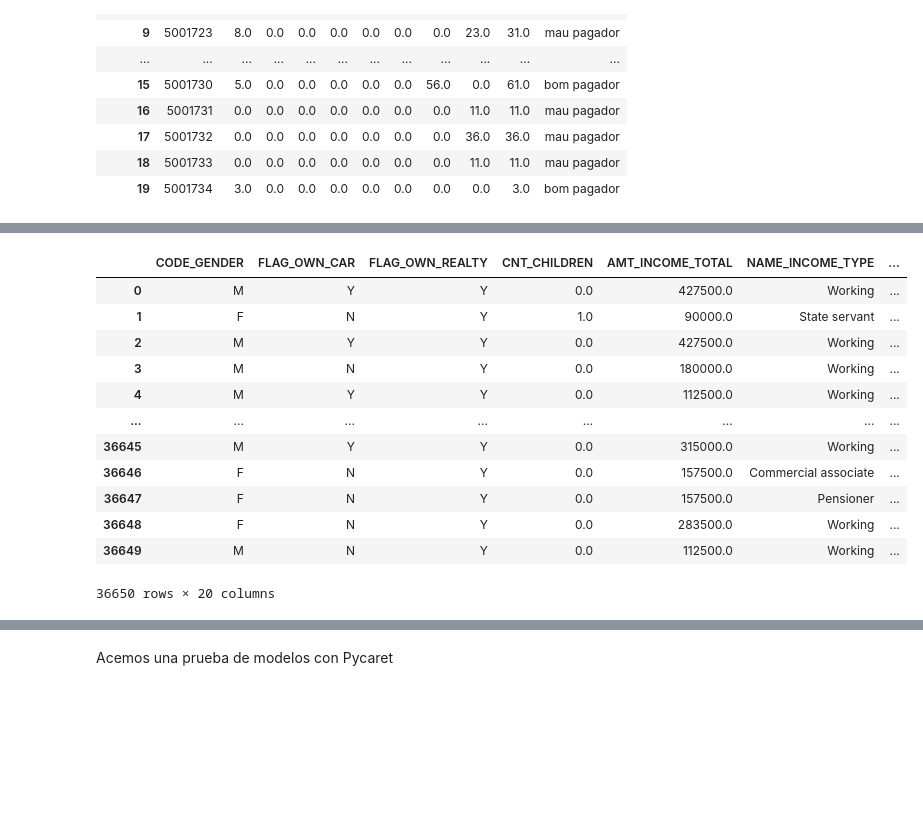
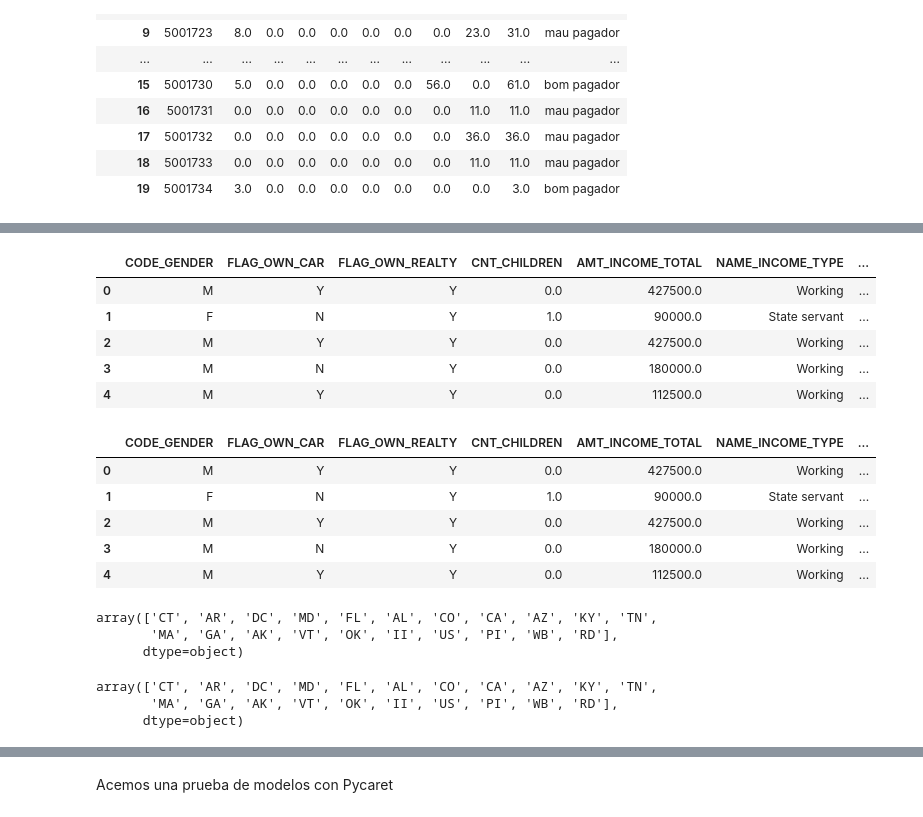
Before and after one commit to Pedrmig/Prueba-Tecnica, a Jupyter notebook: prueba.ipynb, the cells around one changed output, grey strips where cells are left out. Cells and saved outputs as stored; diff of their text form; code cells hidden in the pictures; blank space fills up the shorter version.

```diff
--- a/prueba.ipynb
+++ b/prueba.ipynb
@@ -143,21 +143,35 @@ Data columns (total 20 columns):
 dtypes: float64(8), int32(1), int64(1), object(10)
 memory usage: 5.5+ MB
 # %%
-df
+df.head()
 # %% [output]
 |  | CODE_GENDER | FLAG_OWN_CAR | FLAG_OWN_REALTY | CNT_CHILDREN | AMT_INCOME_TOTAL | NAME_INCOME_TYPE | ... |
 | 0 | M | Y | Y | 0.0 | 427500.0 | Working | ... |
 | 1 | F | N | Y | 1.0 | 90000.0 | State servant | ... |
 | 2 | M | Y | Y | 0.0 | 427500.0 | Working | ... |
 | 3 | M | N | Y | 0.0 | 180000.0 | Working | ... |
 | 4 | M | Y | Y | 0.0 | 112500.0 | Working | ... |
-| ... | ... | ... | ... | ... | ... | ... | ... |
-| 36645 | M | Y | Y | 0.0 | 315000.0 | Working | ... |
-| 36646 | F | N | Y | 0.0 | 157500.0 | Commercial associate | ... |
-| 36647 | F | N | Y | 0.0 | 157500.0 | Pensioner | ... |
-| 36648 | F | N | Y | 0.0 | 283500.0 | Working | ... |
-| 36649 | M | N | Y | 0.0 | 112500.0 | Working | ... |
-36650 rows × 20 columns
+# %%
+df.head()
+# %% [output]
+|  | CODE_GENDER | FLAG_OWN_CAR | FLAG_OWN_REALTY | CNT_CHILDREN | AMT_INCOME_TOTAL | NAME_INCOME_TYPE | ... |
+| 0 | M | Y | Y | 0.0 | 427500.0 | Working | ... |
+| 1 | F | N | Y | 1.0 | 90000.0 | State servant | ... |
+| 2 | M | Y | Y | 0.0 | 427500.0 | Working | ... |
+| 3 | M | N | Y | 0.0 | 180000.0 | Working | ... |
+| 4 | M | Y | Y | 0.0 | 112500.0 | Working | ... |
+# %%
+df['STATE'].unique()
+# %% [output]
+array(['CT', 'AR', 'DC', 'MD', 'FL', 'AL', 'CO', 'CA', 'AZ', 'KY', 'TN',
+       'MA', 'GA', 'AK', 'VT', 'OK', 'II', 'US', 'PI', 'WB', 'RD'],
+      dtype=object)
+# %%
+df['STATE'].unique()
+# %% [output]
+array(['CT', 'AR', 'DC', 'MD', 'FL', 'AL', 'CO', 'CA', 'AZ', 'KY', 'TN',
+       'MA', 'GA', 'AK', 'VT', 'OK', 'II', 'US', 'PI', 'WB', 'RD'],
+      dtype=object)
 # %%
 #Encoding
 from sklearn.preprocessing import StandardScaler, LabelEncoder
```
Also changed, not shown: parts of 5 cells of this notebook, 1 other file.
